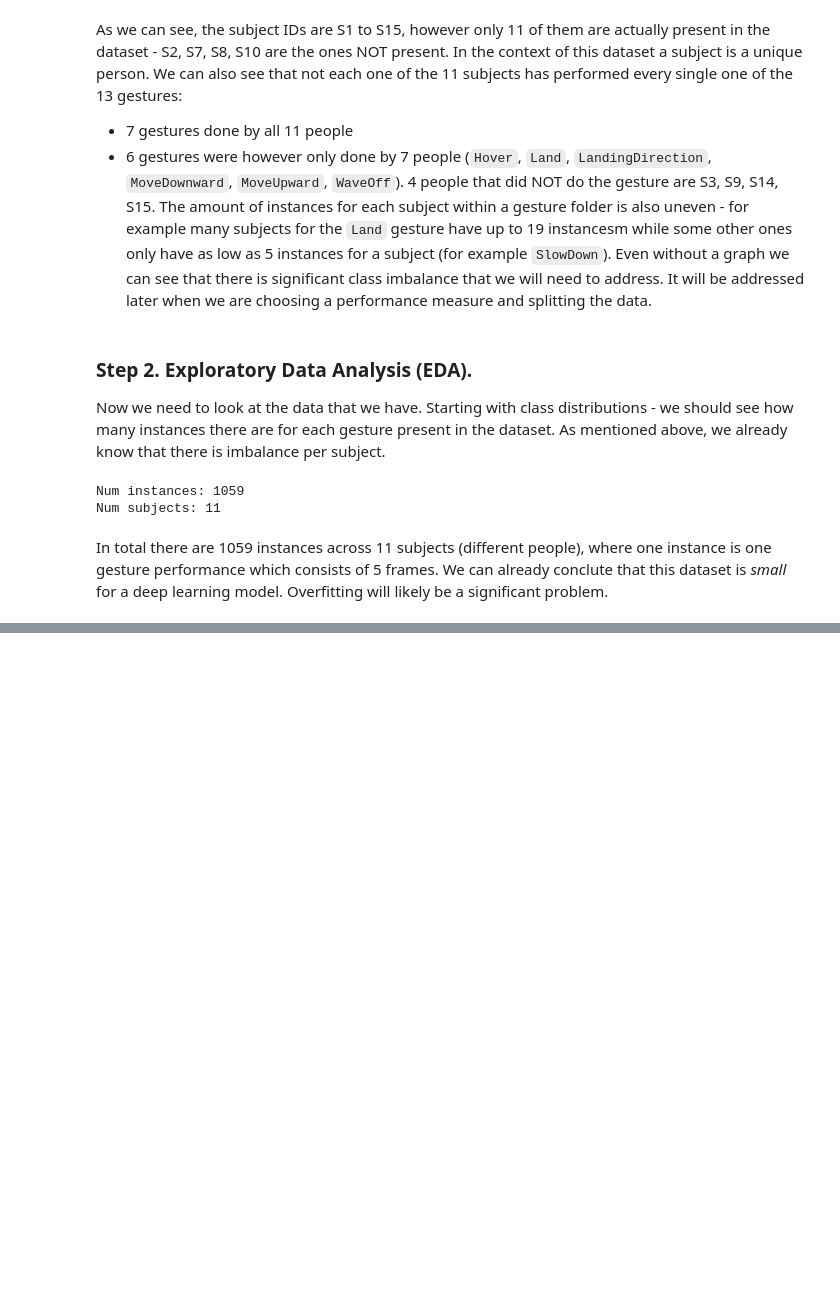
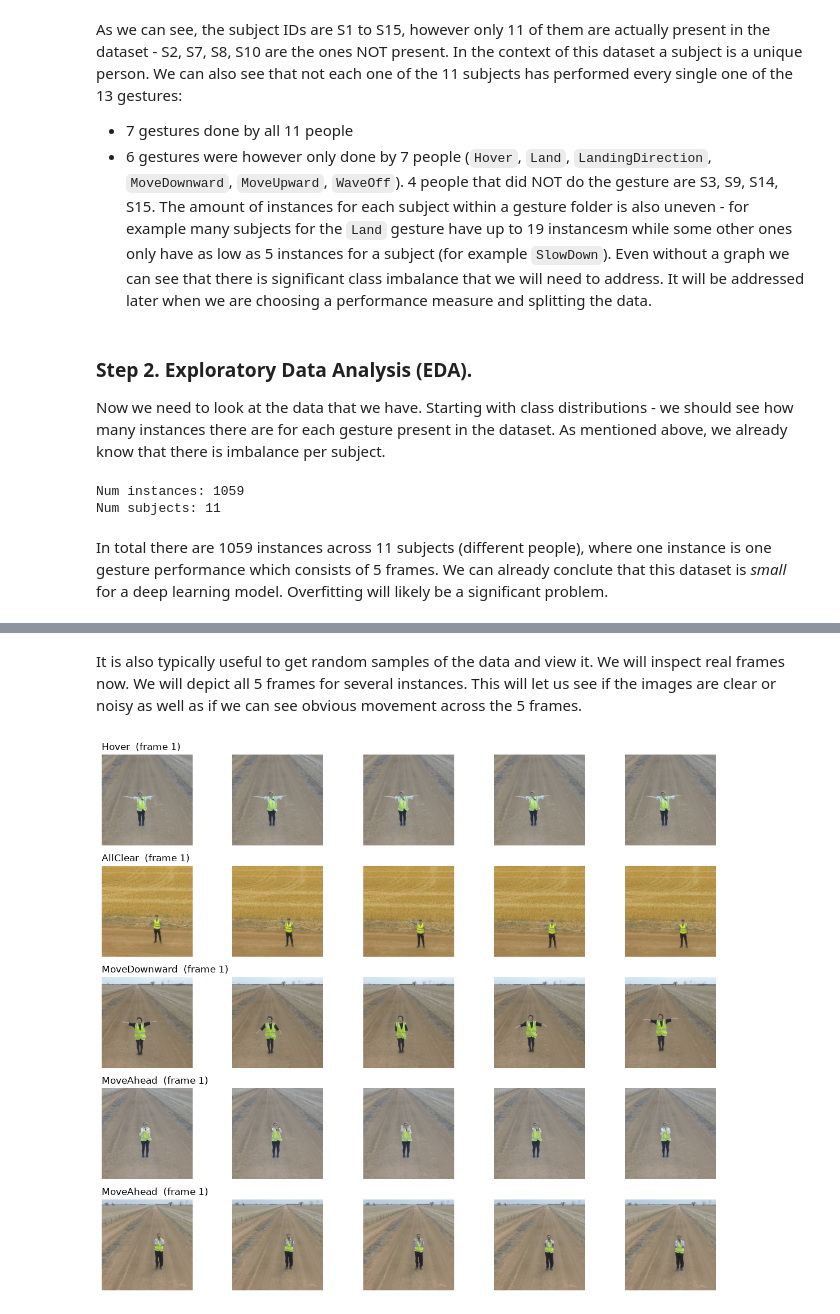
Before and after one commit to devvotel/Deep-Learning-Semester-2-2026-RMIT, a Jupyter notebook: notebook.ipynb, the cells around one changed output, grey strips where cells are left out. Saved outputs shown, nothing was run; the diff lists cells and outputs as text; code cells hidden in the pictures; blank space fills up the shorter version.

```diff
--- a/notebook.ipynb
+++ b/notebook.ipynb
@@ -192,0 +200,26 @@ plt.show()
+# %% [markdown]
+It is also typically useful to get random samples of the data and view it. We will inspect real frames now.
+We will depict all 5 frames for several instances. This will let us see if the images are clear or noisy as well as if we can see obvious movement across the 5 frames.
+# %%
+import random
+from PIL import Image
+
+random.seed(SEED)
+sample_idxs = random.sample(range(len(instances)), 5)
+
+fig, axes = plt.subplots(5, 5, figsize=(12, 10))
+for row, idx in enumerate(sample_idxs):
+    inst_dir, label = instances[idx]
+    frame_files = sorted(f for f in os.listdir(inst_dir)
+                         if f.endswith(('.jpg', '.jpeg', '.png')))
+    for col, fname in enumerate(frame_files):
+        img = Image.open(os.path.join(inst_dir, fname)).convert('RGB')
+        axes[row, col].imshow(img)
+        axes[row, col].axis('off')
+        if col == 0:
+            axes[row, col].set_ylabel(CLASS_NAMES[label])
+    axes[row, 0].set_title(f'{CLASS_NAMES[label]}  (frame 1)', loc='left')
+plt.tight_layout()
+plt.show()
+# %% [output]
+[figure, added]
```
Also changed, not shown: parts of 27 cells of this notebook.
